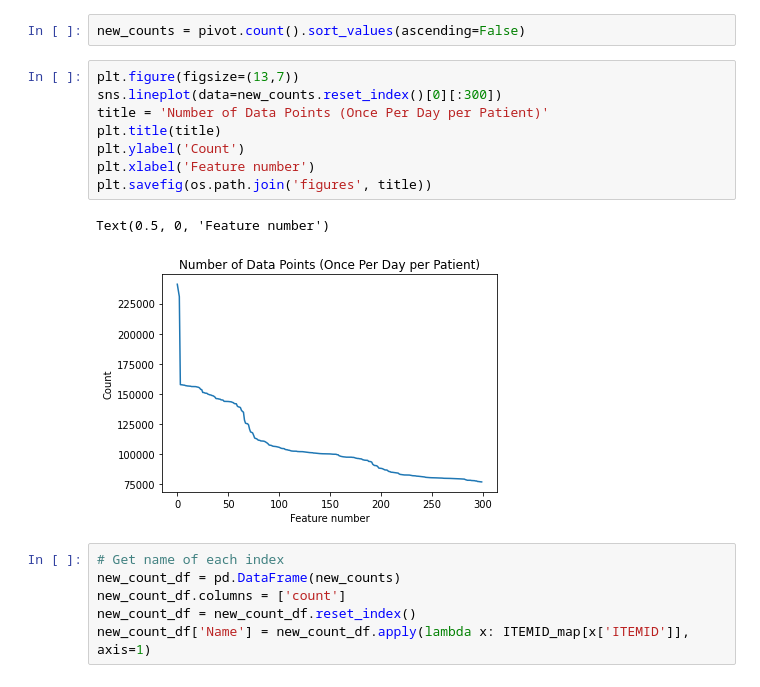
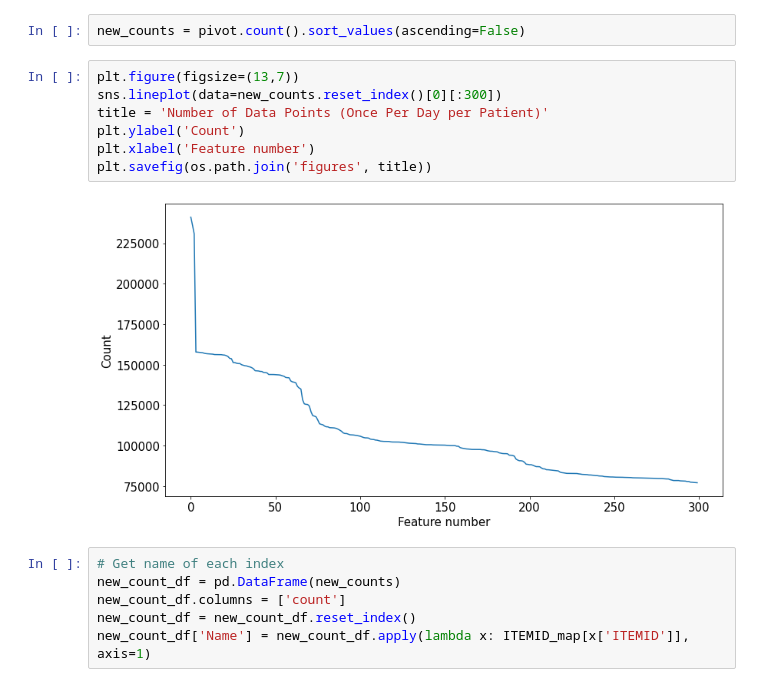
Before and after one commit to Gareth001/thesis, a Jupyter notebook: notebooks/MIMIC features.ipynb, the cells around one changed output. Cells and saved outputs as stored; diff of their text form.

```diff
--- a/notebooks/MIMIC features.ipynb
+++ b/notebooks/MIMIC features.ipynb
@@ -116,14 +117,12 @@ new_counts = pivot.count().sort_values(ascending=False)
 # %%
 plt.figure(figsize=(13,7))
 sns.lineplot(data=new_counts.reset_index()[0][:300])
 title = 'Number of Data Points (Once Per Day per Patient)'
-plt.title(title)
 plt.ylabel('Count')
 plt.xlabel('Feature number')
 plt.savefig(os.path.join('figures', title))
 # %% [output]
-Text(0.5, 0, 'Feature number')
-[figure, old version]
+[figure, new version]
 # %%
 # Get name of each index
 new_count_df = pd.DataFrame(new_counts)
```
Also changed, not shown: parts of 8 cells of this notebook.
